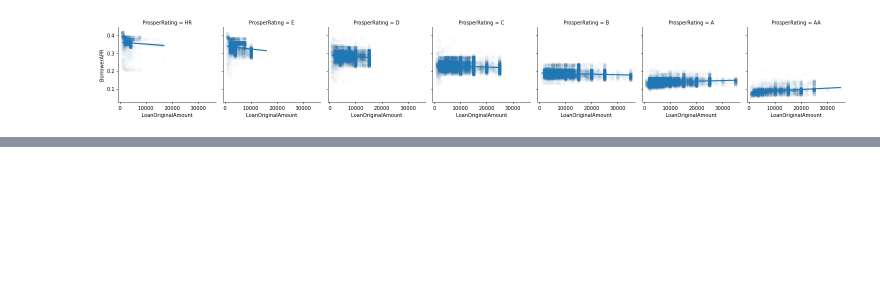
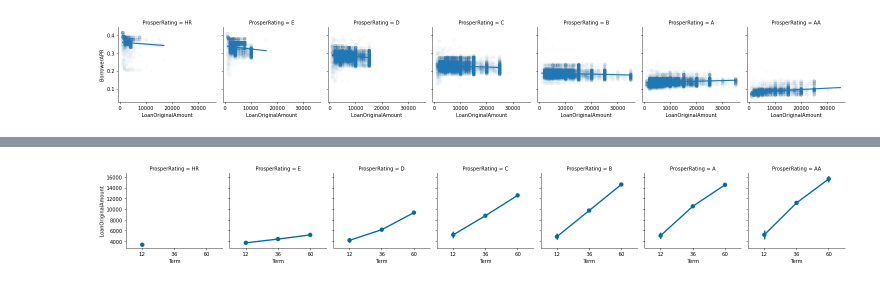
Before and after one commit to Lippins/Prosper-Loan-Data, a Jupyter notebook: exploration.ipynb, the cells around one changed output, grey strips where cells are left out. Cells and saved outputs as stored; diff of their text form; code cells hidden in the pictures; blank space fills up the shorter version.

```diff
--- a/exploration.ipynb
+++ b/exploration.ipynb
@@ -910,0 +930,5 @@ fig.map(sns.regplot, 'LoanOriginalAmount', 'BorrowerAPR', color=colors[1], scatt
+# %%
+fig = sns.FacetGrid(data=loan_df, col='ProsperRating')
+fig.map(sns.pointplot, 'Term', 'LoanOriginalAmount', order=None);
+# %% [output]
+[figure, added]
```
Also changed, not shown: parts of 14 cells of this notebook.
